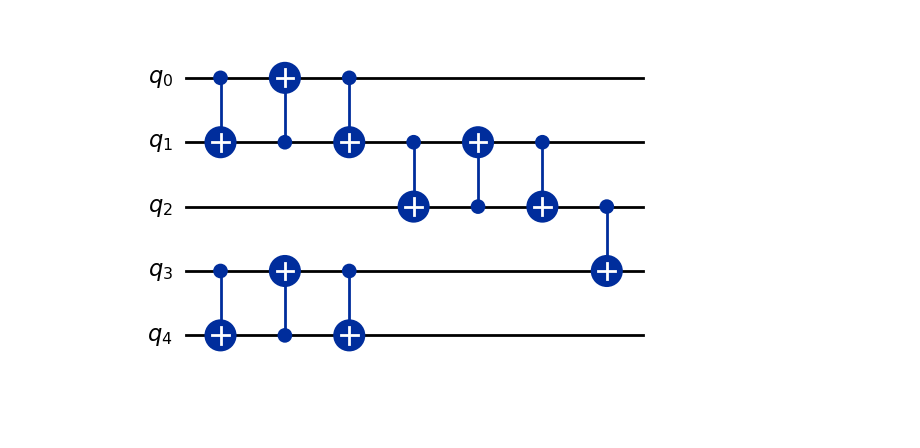
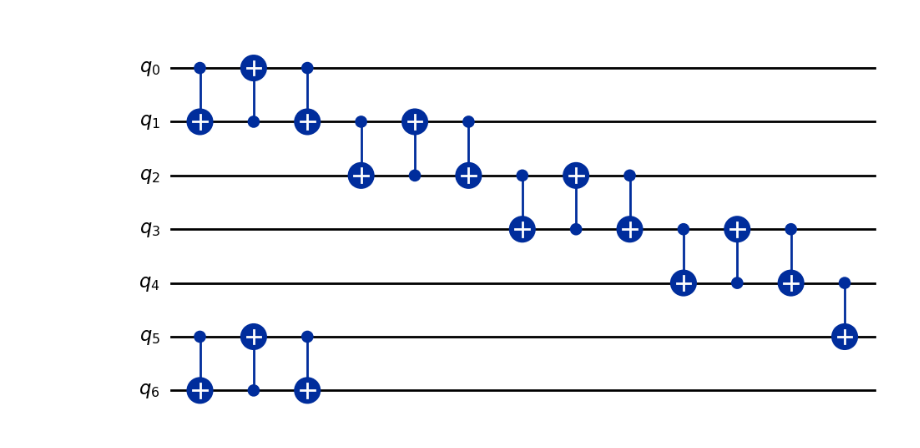
Before and after one commit to sumeetshirgure/dynconn, a Jupyter notebook: qiskit_check.ipynb, the cells around one changed output. Saved outputs shown, nothing was run; the diff lists cells and outputs as text; code cells hidden in the pictures; blank space fills up the shorter version.

```diff
--- a/qiskit_check.ipynb
+++ b/qiskit_check.ipynb
@@ -11,9 +11,9 @@ from qiskit import QuantumCircuit, QuantumRegister
 from qiskit.transpiler import CouplingMap, PassManager
 from qiskit.transpiler.passes import BasicSwap
 # %%
-circ = QuantumCircuit(5)
+circ = QuantumCircuit(7)
 
-circ.cx(0, 4)
+circ.cx(0, 6)
 # circ.swap(0, 4)
 # circ.ccx(0, 2, 4)
 
@@ -23,11 +23,11 @@ circ.draw(output='mpl')
 # %%
-coupling_map = CouplingMap([[0,1], [1,2], [2,3], [3,4]])
+coupling_map = CouplingMap([[0,1], [1,2], [2,3], [3,4], [4,5], [5,6]])
 # basic_swap_pass = BasicSwap(coupling_map)
 # pm = PassManager(basic_swap_pass)
 # tc = pm.run(tc)
 
-tc = qiskit.transpile(circ, initial_layout=[0,1,2,3,4], coupling_map=coupling_map, optimization_level=3)
+tc = qiskit.transpile(circ, initial_layout=[0,1,2,3,4,5,6], coupling_map=coupling_map) # , optimization_level=3)
 tc = tc.decompose()
 tc.draw(output='mpl')
 # %% [output]
-[figure, old version]
+[figure, new version]
```
Also changed, not shown: parts of 3 cells of this notebook.
